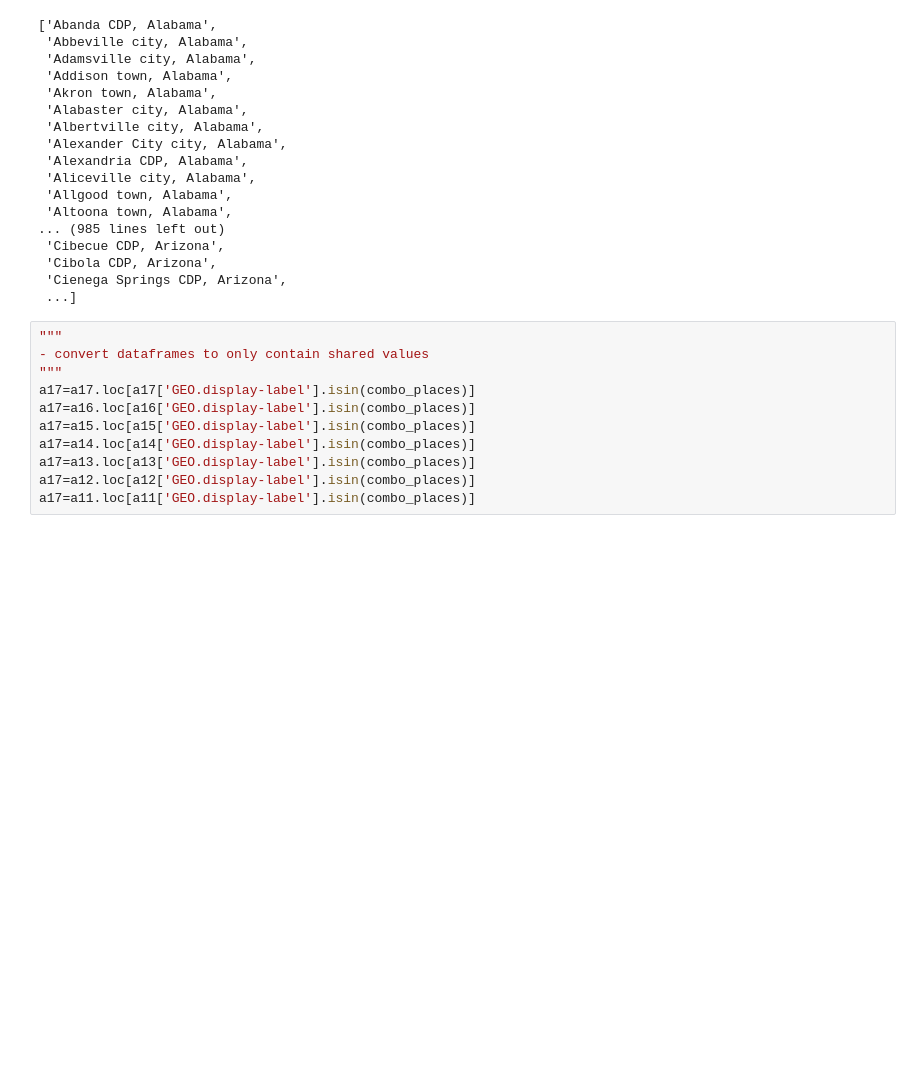
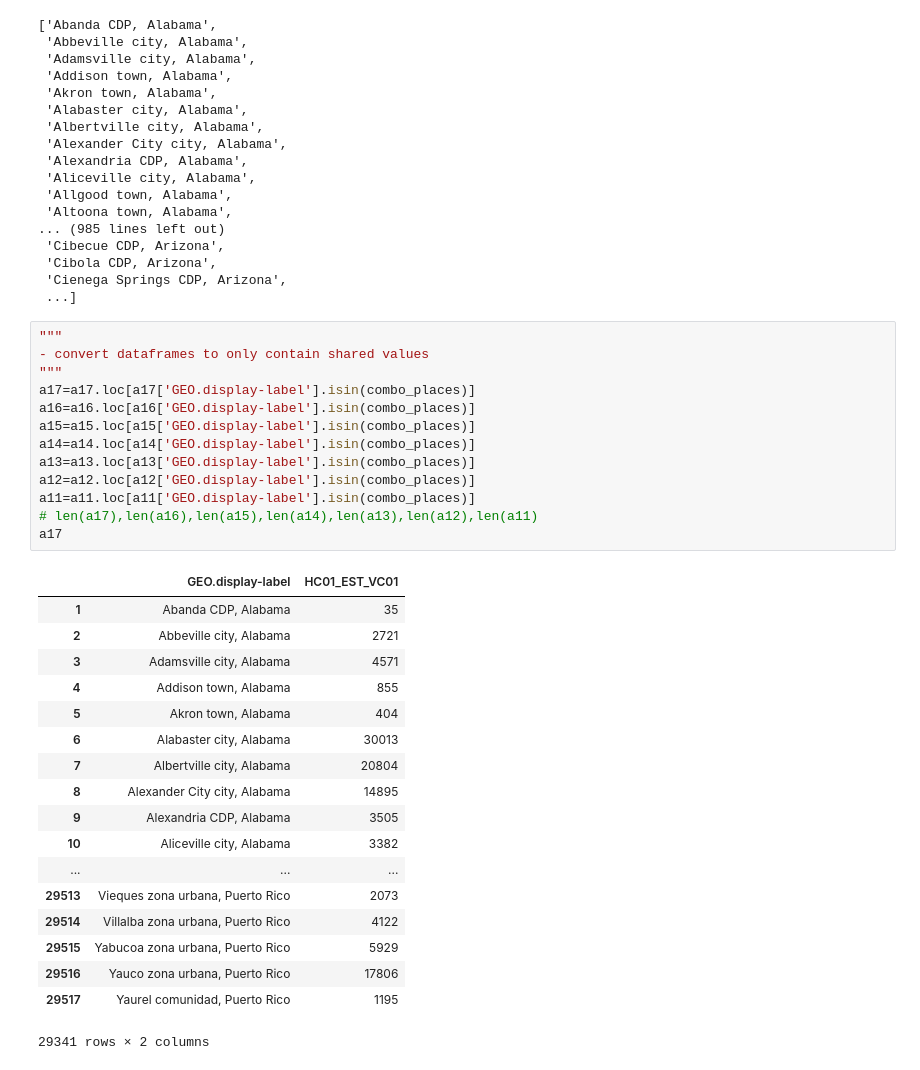
Before and after one commit to gumdropsteve/population_prophet, a Jupyter notebook: exploratory-data-analysis/timeseries/pop_by_place.ipynb, the cells around one changed output. Saved outputs shown, nothing was run; the diff lists cells and outputs as text; blank space fills up the shorter version.

```diff
--- a/exploratory-data-analysis/timeseries/pop_by_place.ipynb
+++ b/exploratory-data-analysis/timeseries/pop_by_place.ipynb
@@ -385,11 +446,32 @@ combo_places
 # %%
 """
 - convert dataframes to only contain shared values
 """
 a17=a17.loc[a17['GEO.display-label'].isin(combo_places)]
-a17=a16.loc[a16['GEO.display-label'].isin(combo_places)]
-a17=a15.loc[a15['GEO.display-label'].isin(combo_places)]
-a17=a14.loc[a14['GEO.display-label'].isin(combo_places)]
-a17=a13.loc[a13['GEO.display-label'].isin(combo_places)]
-a17=a12.loc[a12['GEO.display-label'].isin(combo_places)]
-a17=a11.loc[a11['GEO.display-label'].isin(combo_places)]
+a16=a16.loc[a16['GEO.display-label'].isin(combo_places)]
+a15=a15.loc[a15['GEO.display-label'].isin(combo_places)]
+a14=a14.loc[a14['GEO.display-label'].isin(combo_places)]
+a13=a13.loc[a13['GEO.display-label'].isin(combo_places)]
+a12=a12.loc[a12['GEO.display-label'].isin(combo_places)]
+a11=a11.loc[a11['GEO.display-label'].isin(combo_places)]
+# len(a17),len(a16),len(a15),len(a14),len(a13),len(a12),len(a11)
+a17
+# %% [output]
+|  | GEO.display-label | HC01_EST_VC01 |
+| 1 | Abanda CDP, Alabama | 35 |
+| 2 | Abbeville city, Alabama | 2721 |
+| 3 | Adamsville city, Alabama | 4571 |
+| 4 | Addison town, Alabama | 855 |
+| 5 | Akron town, Alabama | 404 |
+| 6 | Alabaster city, Alabama | 30013 |
+| 7 | Albertville city, Alabama | 20804 |
+| 8 | Alexander City city, Alabama | 14895 |
+| 9 | Alexandria CDP, Alabama | 3505 |
+| 10 | Aliceville city, Alabama | 3382 |
+| ... | ... | ... |
+| 29513 | Vieques zona urbana, Puerto Rico | 2073 |
+| 29514 | Villalba zona urbana, Puerto Rico | 4122 |
+| 29515 | Yabucoa zona urbana, Puerto Rico | 5929 |
+| 29516 | Yauco zona urbana, Puerto Rico | 17806 |
+| 29517 | Yaurel comunidad, Puerto Rico | 1195 |
+29341 rows × 2 columns
```
Also changed, not shown: parts of 8 cells of this notebook.
